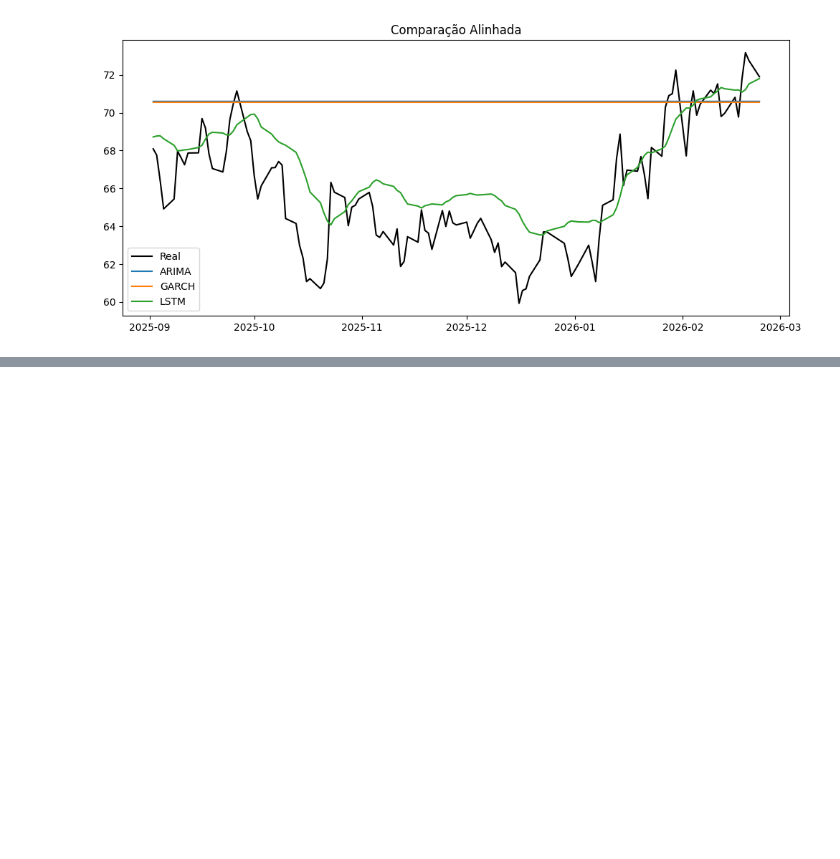
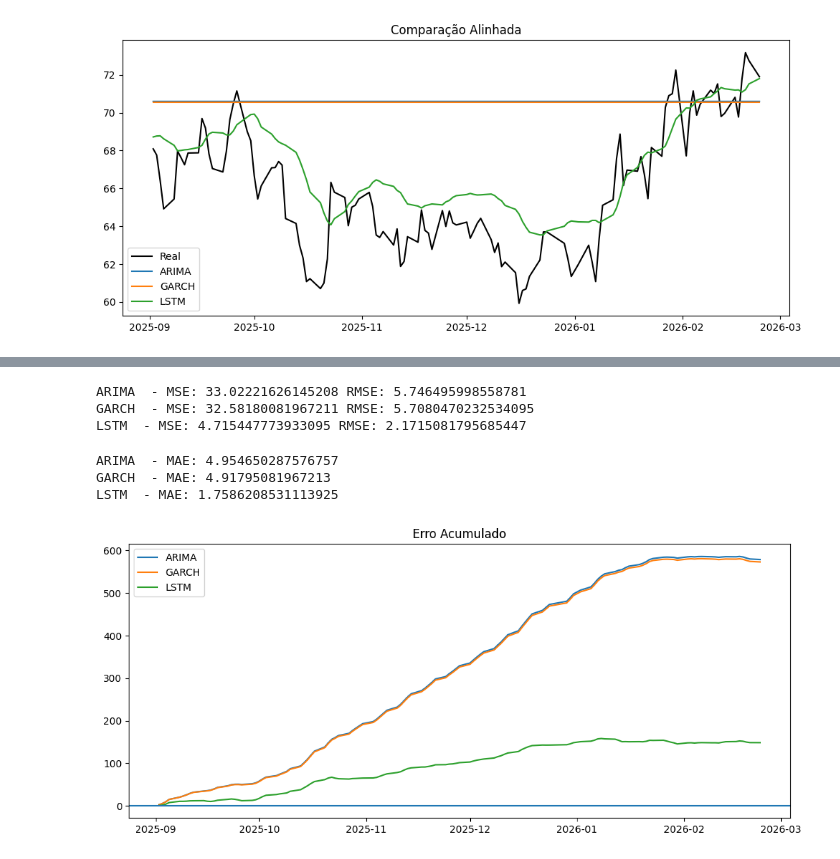
Before and after one commit to SolFreire/LstmComparisonCrudeOilSpotPricePrediction, a Jupyter notebook: LstmtryonCrudeOilpreddiction.ipynb, the cells around one changed output, grey strips where cells are left out. Saved outputs shown, nothing was run; the diff lists cells and outputs as text; code cells hidden in the pictures; blank space fills up the shorter version.

```diff
--- a/LstmtryonCrudeOilpreddiction.ipynb
+++ b/LstmtryonCrudeOilpreddiction.ipynb
@@ -671,0 +672,45 @@ plt.show()
+# %%
+mse_arima = mean_squared_error(y_true_aligned, y_pred_arima)
+rmse_arima = np.sqrt(mse_arima)
+
+mse_garch = mean_squared_error(y_true_aligned, y_pred_garch)
+rmse_garch = np.sqrt(mse_garch)
+
+mse_lstm = mean_squared_error(y_true_aligned, pred_lstm)
+rmse_lstm = np.sqrt(mse_lstm)
+
+print("ARIMA  - MSE:", mse_arima, "RMSE:", rmse_arima)
+print("GARCH  - MSE:", mse_garch, "RMSE:", rmse_garch)
+print("LSTM  - MSE:", mse_lstm, "RMSE:", rmse_lstm)
+# %% [output]
+ARIMA  - MSE: 33.02221626145208 RMSE: 5.746495998558781
+GARCH  - MSE: 32.58180081967211 RMSE: 5.7080470232534095
+LSTM  - MSE: 4.715447773933095 RMSE: 2.1715081795685447
+# %%
+mae_arima = np.mean(np.abs(y_true_aligned - y_pred_arima))
+mae_garch = np.mean(np.abs(y_true_aligned - y_pred_garch))
+mae_lstm = np.mean(np.abs(y_true_aligned - pred_lstm))
+
+print("ARIMA  - MAE:", mae_arima)
+print("GARCH  - MAE:", mae_garch)
+print("LSTM  - MAE:", mae_lstm)
+# %% [output]
+ARIMA  - MAE: 4.954650287576757
+GARCH  - MAE: 4.91795081967213
+LSTM  - MAE: 1.7586208531113925
+# %%
+#Aqui achamos diferença significativa nas predições, colocando a lstm bem na frente, o resultado deve ser avaliasdo depois
+cum_err_arima = (y_pred_arima - y_true_aligned).cumsum()
+cum_err_garch = (y_pred_garch - y_true_aligned).cumsum()
+cum_err_lstm = (pred_lstm - y_true_aligned).cumsum()
+
+plt.figure(figsize=(12,5))
+plt.plot(cum_err_arima, label="ARIMA")
+plt.plot(cum_err_garch, label="GARCH")
+plt.plot(cum_err_lstm, label="LSTM")
+plt.axhline(0)
+plt.legend()
+plt.title("Erro Acumulado")
+plt.show()
+# %% [output]
+[figure, added]
```
Also changed, not shown: parts of 1 cell of this notebook.
